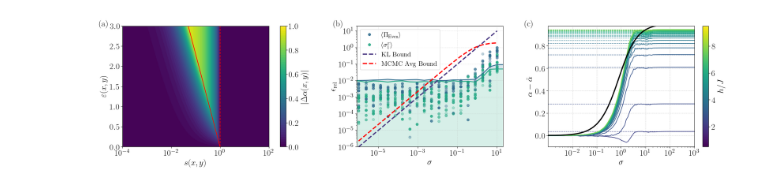
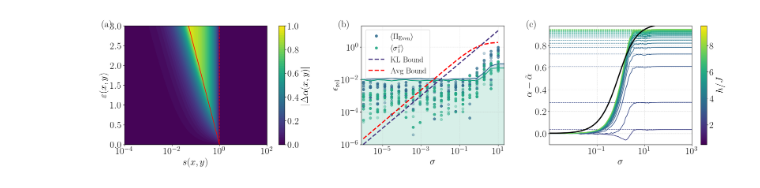
Before and after one commit to anonymousgitrepo123/mixed_precision_nqs, a Jupyter notebook: Paper/figure_scripts/fig_1.ipynb, the cells around one changed output. Saved outputs shown, nothing was run; the diff lists cells and outputs as text; code cells hidden in the pictures.

```diff
--- a/Paper/figure_scripts/fig_1.ipynb
+++ b/Paper/figure_scripts/fig_1.ipynb
@@ -15,6 +15,20 @@ sys.path.append(os.path.abspath('../..'))
 from project_paths import PROJECT_ROOT
 from functions import get_params_string
 from Paper.figure_scripts import common
+# %%
+import matplotlib.pyplot as plt
+incr = 3
+plt.rcParams.update({
+    "text.usetex": True,
+    "text.latex.preamble": r"\usepackage{amsmath, amsfonts, amssymb}",
+    "font.family": "serif",
+    "font.serif": ["Computer Modern Roman"],
+    "axes.labelsize": 20 + incr,
+    "font.size": 20 + incr,
+    "legend.fontsize": 16 + incr,
+    "xtick.labelsize": 20 + incr, #18
+    "ytick.labelsize": 20 + incr,
+})
 # %%
 def phi(a):
     return np.minimum(1, a)
@@ -248,7 +262,7 @@ ax.plot(
     color=bound_avg_color,
     linewidth=2.8,
     linestyle="--",
-    label="MCMC Avg Bound",
+    label="Avg Bound",
     zorder=10,
 )
 
@@ -263,31 +277,31 @@ ax.legend(frameon=True)
 ax.text(letter_x, letter_y, f'(b)', transform=ax.transAxes, fontweight='bold', va='top')
 
 ax = fig.add_subplot(gs[2])
 
 colors = cm.viridis(np.linspace(0.2, 0.8, len(hs)))
 norm = mcolors.Normalize(vmin=min(hs), vmax=max(hs))
 sm = cm.ScalarMappable(norm=norm, cmap=cm.viridis)
 sm.set_array([])
 # Main plot
 for i, h in enumerate(hs):
     ax.plot(sigmas * 2, acceptance[i][0] - acceptance[i], color=colors[i], lw=1.5)
 ax.plot(sigmas[:70] * 2, bound_avg(2 * sigmas[:70]) / 2, color="black", zorder=10, lw=2.8)
 ax.set_xscale("log")
 ax.set_xlabel(r"$\sigma$")
 ax.set_ylabel(r"$\alpha-\tilde\alpha$")
 ax.set_xlim(0, 1e3)
 ax.set_ylim(-0.1, max(bound_avg(2 * sigmas[:70]) / 2))
 ax.grid(ls="--", alpha=0.5)
 
 for i in range(len(hs)):
     ax.axhline(acceptance[i][0], ls="--", color=colors[i], alpha=1, lw=1, zorder=0)
 
 cbar = fig.colorbar(sm, ax=ax, pad=0.02)
 cbar.set_label(r"$h/J$")
 
 ax.text(letter_x, letter_y, "(c)", transform=ax.transAxes, fontweight="bold", va='top')
 
 fig.savefig("figures/toy_model_and_noisy_rbm.pdf")
 plt.show()
 # %% [output]
-[figure, old version]
+[figure, new version]
```
Also changed, not shown: 4 other files.
